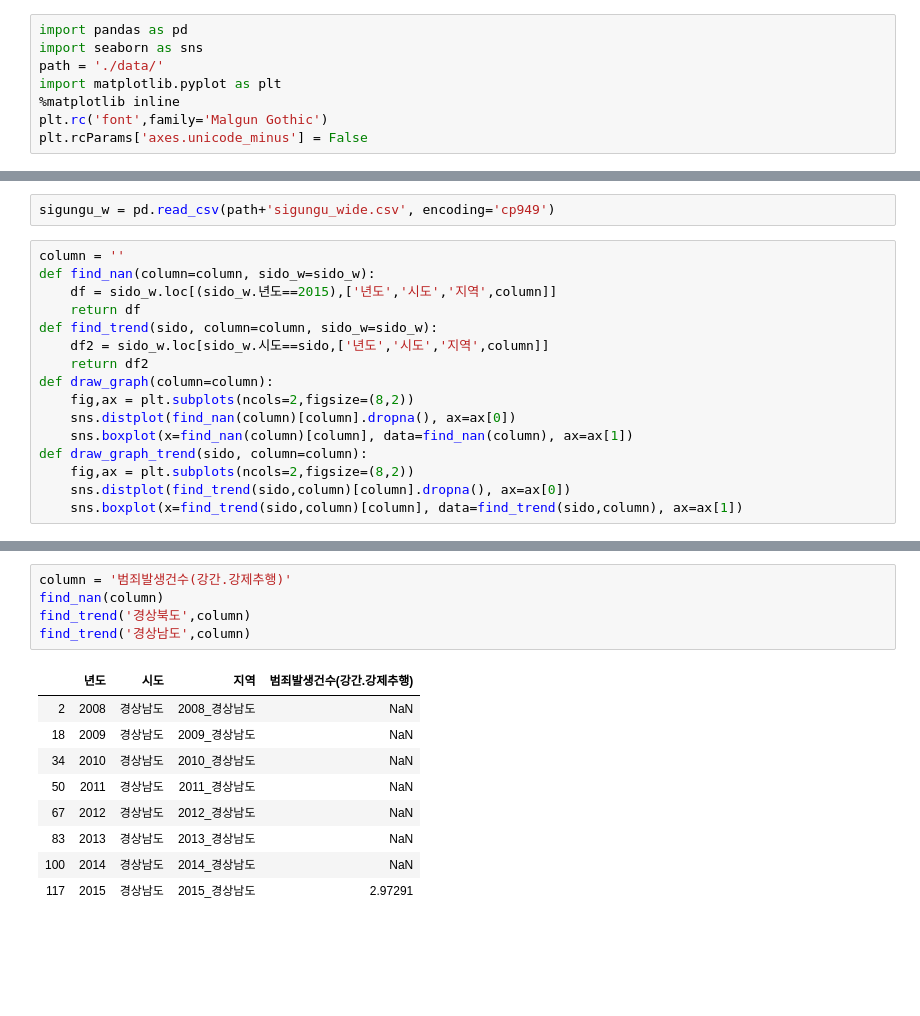
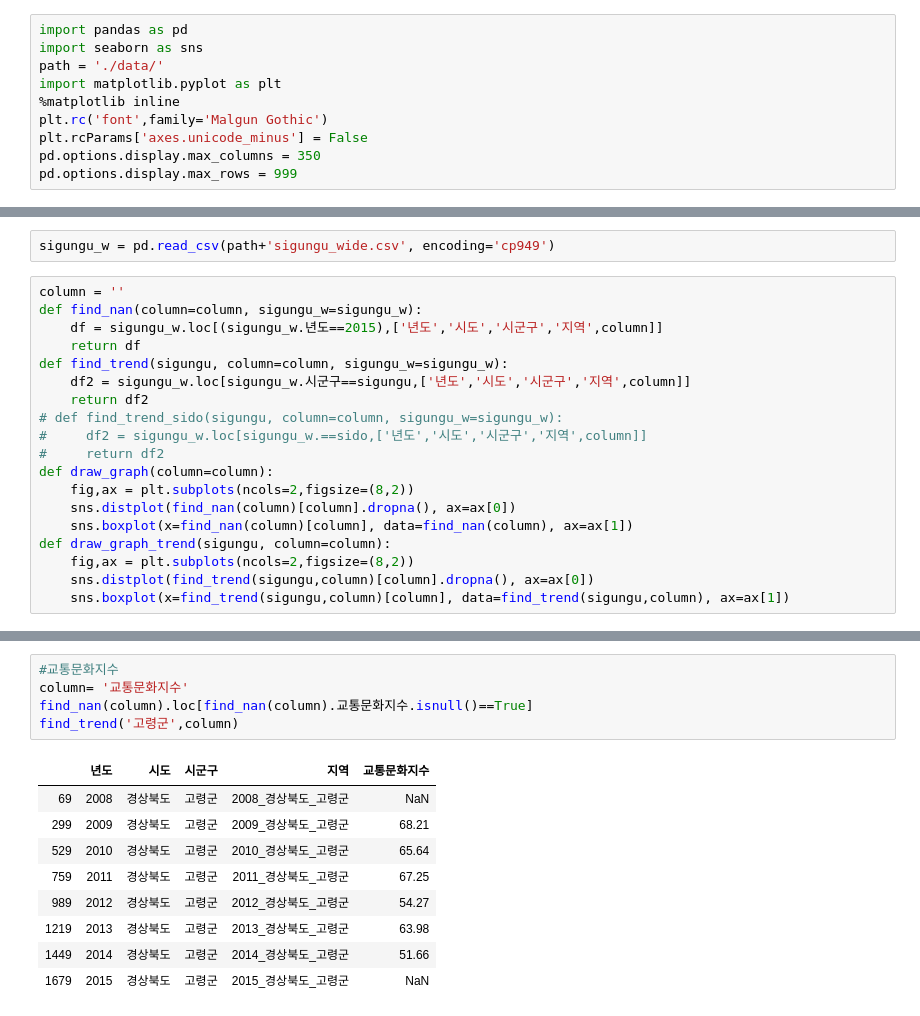
Before and after one commit to gloryle/ARTISTS, a Jupyter notebook: 1114_jy_결측치세부확인_sigungu.ipynb, the cells around one changed output, grey strips where cells are left out. Cells and saved outputs as stored; diff of their text form; blank space fills up the shorter version.

```diff
--- a/1114_jy_결측치세부확인_sigungu.ipynb
+++ b/1114_jy_결측치세부확인_sigungu.ipynb
@@ -6,4 +6,6 @@ import matplotlib.pyplot as plt
 %matplotlib inline
 plt.rc('font',family='Malgun Gothic')
 plt.rcParams['axes.unicode_minus'] = False
+pd.options.display.max_columns = 350
+pd.options.display.max_rows = 999
 # %%
@@ -21,17 +17,20 @@ sido_w = pd.read_csv(path+'sido_wide.csv', encoding='cp949')
 sigungu_w = pd.read_csv(path+'sigungu_wide.csv', encoding='cp949')
 # %%
 column = ''
-def find_nan(column=column, sido_w=sido_w):
-    df = sido_w.loc[(sido_w.년도==2015),['년도','시도','지역',column]]
+def find_nan(column=column, sigungu_w=sigungu_w):
+    df = sigungu_w.loc[(sigungu_w.년도==2015),['년도','시도','시군구','지역',column]]
     return df
-def find_trend(sido, column=column, sido_w=sido_w):
-    df2 = sido_w.loc[sido_w.시도==sido,['년도','시도','지역',column]]
+def find_trend(sigungu, column=column, sigungu_w=sigungu_w):
+    df2 = sigungu_w.loc[sigungu_w.시군구==sigungu,['년도','시도','시군구','지역',column]]
     return df2
+# def find_trend_sido(sigungu, column=column, sigungu_w=sigungu_w):
+#     df2 = sigungu_w.loc[sigungu_w.==sido,['년도','시도','시군구','지역',column]]
+#     return df2
 def draw_graph(column=column):
     fig,ax = plt.subplots(ncols=2,figsize=(8,2))
     sns.distplot(find_nan(column)[column].dropna(), ax=ax[0])
     sns.boxplot(x=find_nan(column)[column], data=find_nan(column), ax=ax[1])
-def draw_graph_trend(sido, column=column):
+def draw_graph_trend(sigungu, column=column):
     fig,ax = plt.subplots(ncols=2,figsize=(8,2))
-    sns.distplot(find_trend(sido,column)[column].dropna(), ax=ax[0])
-    sns.boxplot(x=find_trend(sido,column)[column], data=find_trend(sido,column), ax=ax[1])
+    sns.distplot(find_trend(sigungu,column)[column].dropna(), ax=ax[0])
+    sns.boxplot(x=find_trend(sigungu,column)[column], data=find_trend(sigungu,column), ax=ax[1])
@@ -332,15 +50,15 @@ find_trend('전라북도',column)
-# %%
-column = '범죄발생건수(강간.강제추행)'
-find_nan(column)
-find_trend('경상북도',column)
-find_trend('경상남도',column)
-# %% [output]
-|  | 년도 | 시도 | 지역 | 범죄발생건수(강간.강제추행) |
-| 2 | 2008 | 경상남도 | 2008_경상남도 | NaN |
-| 18 | 2009 | 경상남도 | 2009_경상남도 | NaN |
-| 34 | 2010 | 경상남도 | 2010_경상남도 | NaN |
-| 50 | 2011 | 경상남도 | 2011_경상남도 | NaN |
-| 67 | 2012 | 경상남도 | 2012_경상남도 | NaN |
-| 83 | 2013 | 경상남도 | 2013_경상남도 | NaN |
-| 100 | 2014 | 경상남도 | 2014_경상남도 | NaN |
-| 117 | 2015 | 경상남도 | 2015_경상남도 | 2.97291 |
+# %%
+#교통문화지수
+column= '교통문화지수'
+find_nan(column).loc[find_nan(column).교통문화지수.isnull()==True]
+find_trend('고령군',column)
+# %% [output]
+|  | 년도 | 시도 | 시군구 | 지역 | 교통문화지수 |
+| 69 | 2008 | 경상북도 | 고령군 | 2008_경상북도_고령군 | NaN |
+| 299 | 2009 | 경상북도 | 고령군 | 2009_경상북도_고령군 | 68.21 |
+| 529 | 2010 | 경상북도 | 고령군 | 2010_경상북도_고령군 | 65.64 |
+| 759 | 2011 | 경상북도 | 고령군 | 2011_경상북도_고령군 | 67.25 |
+| 989 | 2012 | 경상북도 | 고령군 | 2012_경상북도_고령군 | 54.27 |
+| 1219 | 2013 | 경상북도 | 고령군 | 2013_경상북도_고령군 | 63.98 |
+| 1449 | 2014 | 경상북도 | 고령군 | 2014_경상북도_고령군 | 51.66 |
+| 1679 | 2015 | 경상북도 | 고령군 | 2015_경상북도_고령군 | NaN |
```
Also changed, not shown: parts of 28 cells of this notebook, 1 other file.
